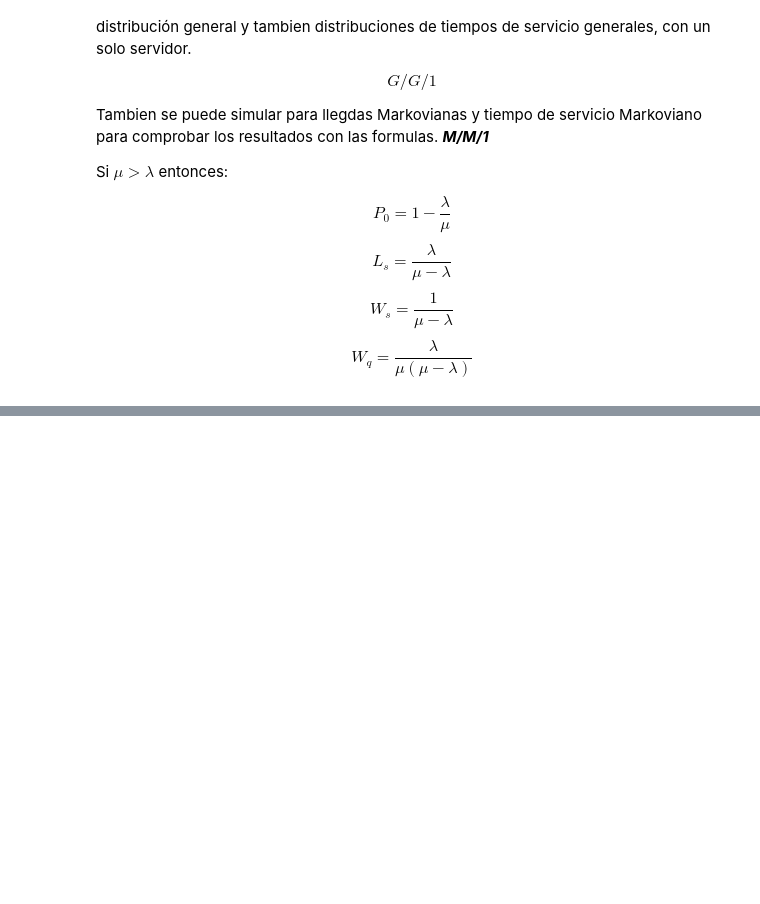
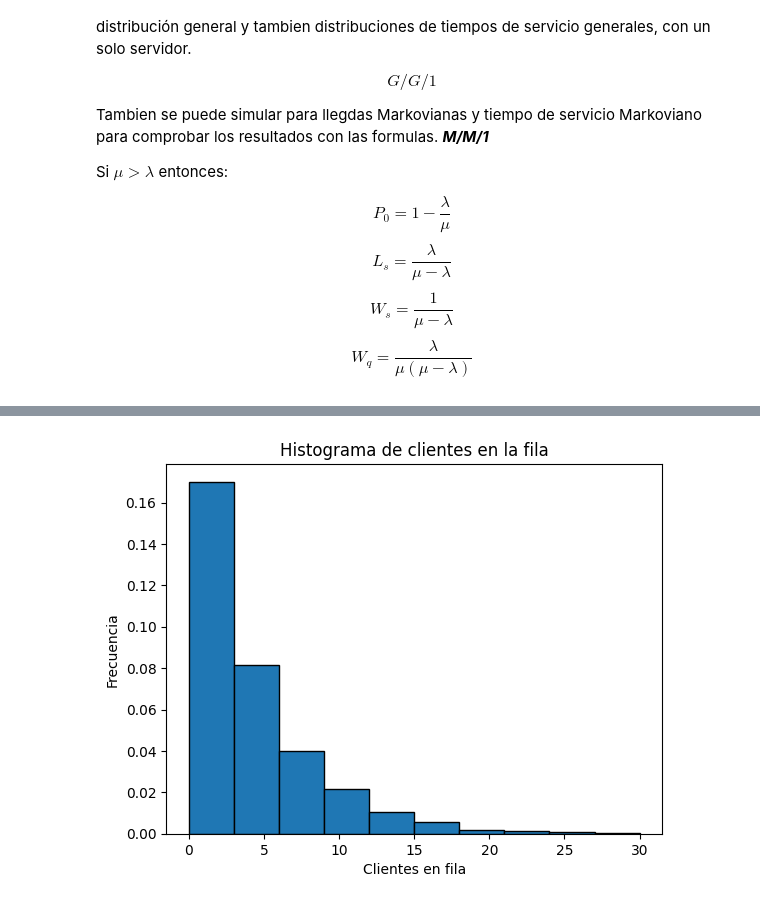
Before and after one commit to AyaxYordi/Simulacion, a Jupyter notebook: Linea_de_espera_un_servidor.ipynb, the cells around one changed output, grey strips where cells are left out. Saved outputs shown, nothing was run; the diff lists cells and outputs as text; code cells hidden in the pictures; blank space fills up the shorter version.

```diff
--- a/Linea_de_espera_un_servidor.ipynb
+++ b/Linea_de_espera_un_servidor.ipynb
@@ -193,0 +194,10 @@ plt.show()
+# %%
+fig, ax = plt.subplots()
+
+ax.hist(lineaE(9000)["clientes en espera"],density=True,edgecolor="black")
+plt.xlabel("Clientes en fila")
+plt.ylabel("Frecuencia")
+plt.title("Histograma de clientes en la fila")
+plt.show()
+# %% [output]
+[figure, added]
```
Also changed, not shown: parts of 5 cells of this notebook.
